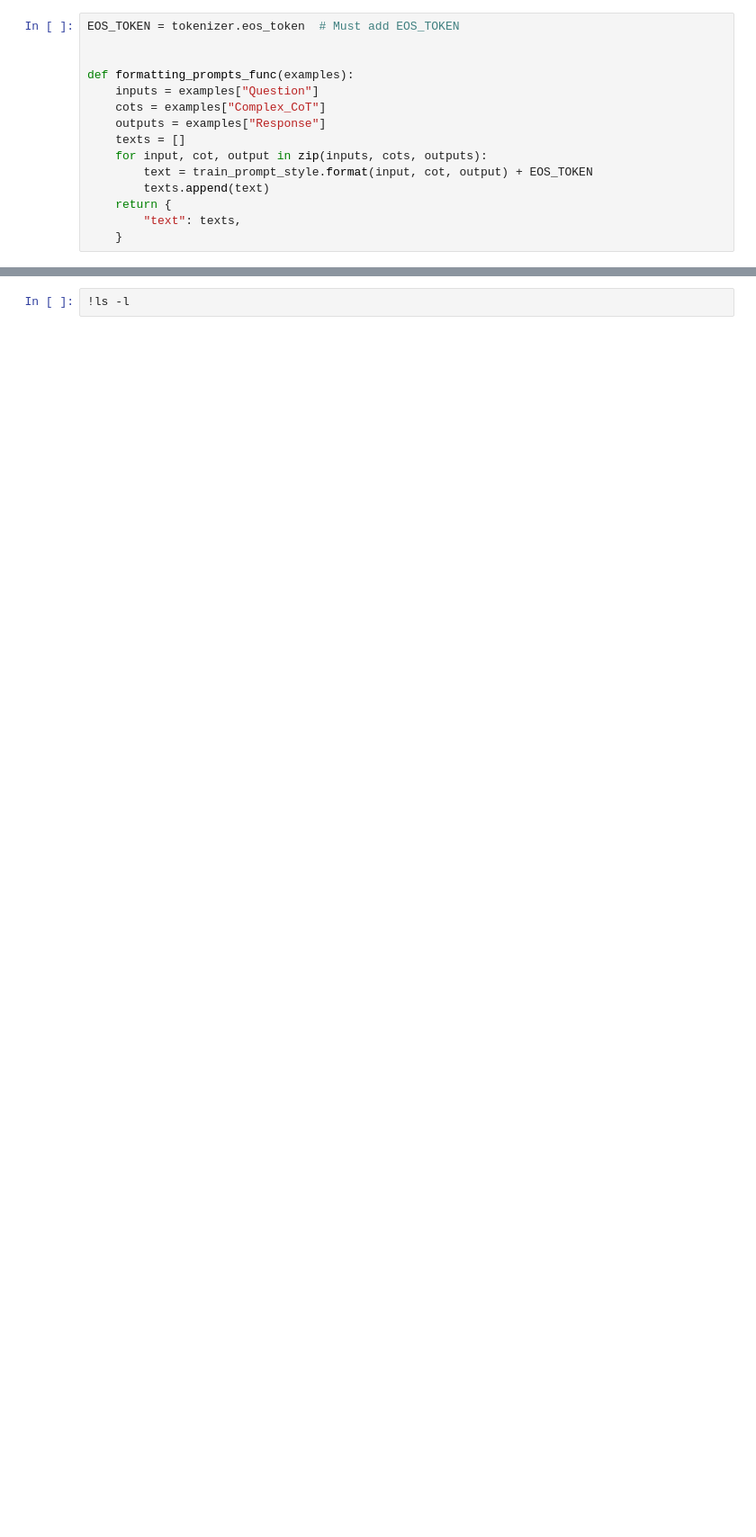
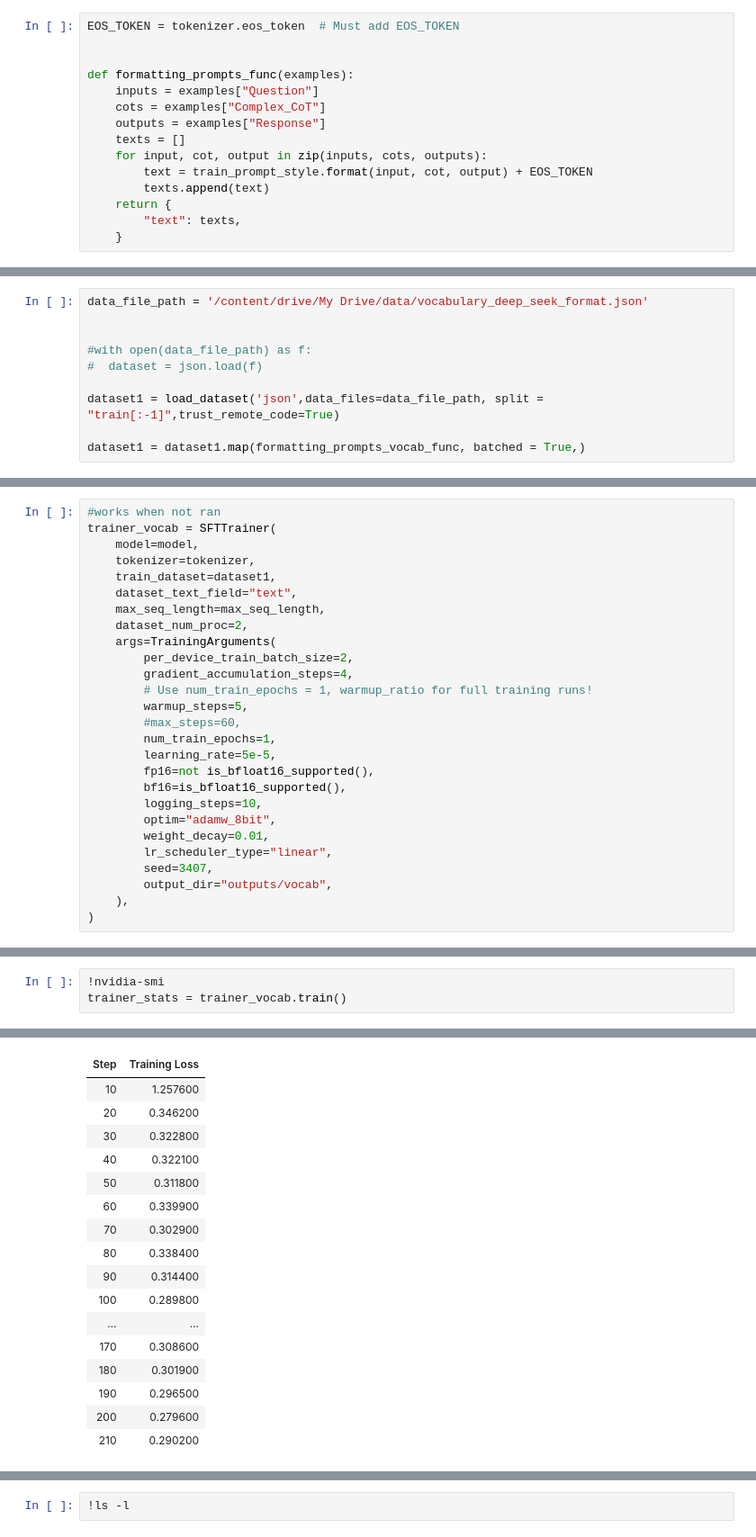
Before and after one commit to kallepalomaki/South-Ostrobotnia-AI, a Jupyter notebook: deep_seek_southob.ipynb, the cells around one changed output, grey strips where cells are left out. Shown at 90% size. Drawn from its saved outputs; the diff is of its cells as text; blank space fills up the shorter version.

Commit message:
added notebook that handles vocabulary

```diff
--- a/deep_seek_southob.ipynb
+++ b/deep_seek_southob.ipynb
@@ -158,0 +178,10 @@ Dataset({
+# %%
+data_file_path = '/content/drive/My Drive/data/vocabulary_deep_seek_format.json'
+
+
+#with open(data_file_path) as f:
+#  dataset = json.load(f)
+
+dataset1 = load_dataset('json',data_files=data_file_path, split = "train[:-1]",trust_remote_code=True)
+
+dataset1 = dataset1.map(formatting_prompts_vocab_func, batched = True,)
@@ -220,5 +267,32 @@ trainer = SFTTrainer(
         output_dir="outputs",
     ),
 )
+# %%
+#works when not ran
+trainer_vocab = SFTTrainer(
+    model=model,
+    tokenizer=tokenizer,
+    train_dataset=dataset1,
+    dataset_text_field="text",
+    max_seq_length=max_seq_length,
+    dataset_num_proc=2,
+    args=TrainingArguments(
+        per_device_train_batch_size=2,
+        gradient_accumulation_steps=4,
+        # Use num_train_epochs = 1, warmup_ratio for full training runs!
+        warmup_steps=5,
+        #max_steps=60,
+        num_train_epochs=1,
+        learning_rate=5e-5,
+        fp16=not is_bfloat16_supported(),
+        bf16=is_bfloat16_supported(),
+        logging_steps=10,
+        optim="adamw_8bit",
+        weight_decay=0.01,
+        lr_scheduler_type="linear",
+        seed=3407,
+        output_dir="outputs/vocab",
+    ),
+)
 # %%
 !nvidia-smi
@@ -258,0 +338,4 @@ Unsloth: Will smartly offload gradients to save VRAM!
+# %%
+!nvidia-smi
+trainer_stats = trainer_vocab.train()
+# %% [output]
@@ -259,3 +365,20 @@ Unsloth: Will smartly offload gradients to save VRAM!
+| Step | Training Loss |
+| 10 | 1.257600 |
+| 20 | 0.346200 |
+| 30 | 0.322800 |
+| 40 | 0.322100 |
+| 50 | 0.311800 |
+| 60 | 0.339900 |
+| 70 | 0.302900 |
+| 80 | 0.338400 |
+| 90 | 0.314400 |
+| 100 | 0.289800 |
+| ... | ... |
+| 170 | 0.308600 |
+| 180 | 0.301900 |
+| 190 | 0.296500 |
+| 200 | 0.279600 |
+| 210 | 0.290200 |
 # %%
 question = "Hevoskauppias ajoi uudella hevosellaan meidän talon ohi. Katsoin häntä aitan ovelta."
 
```
Also changed, not shown: parts of 25 cells of this notebook, 1 other file.
